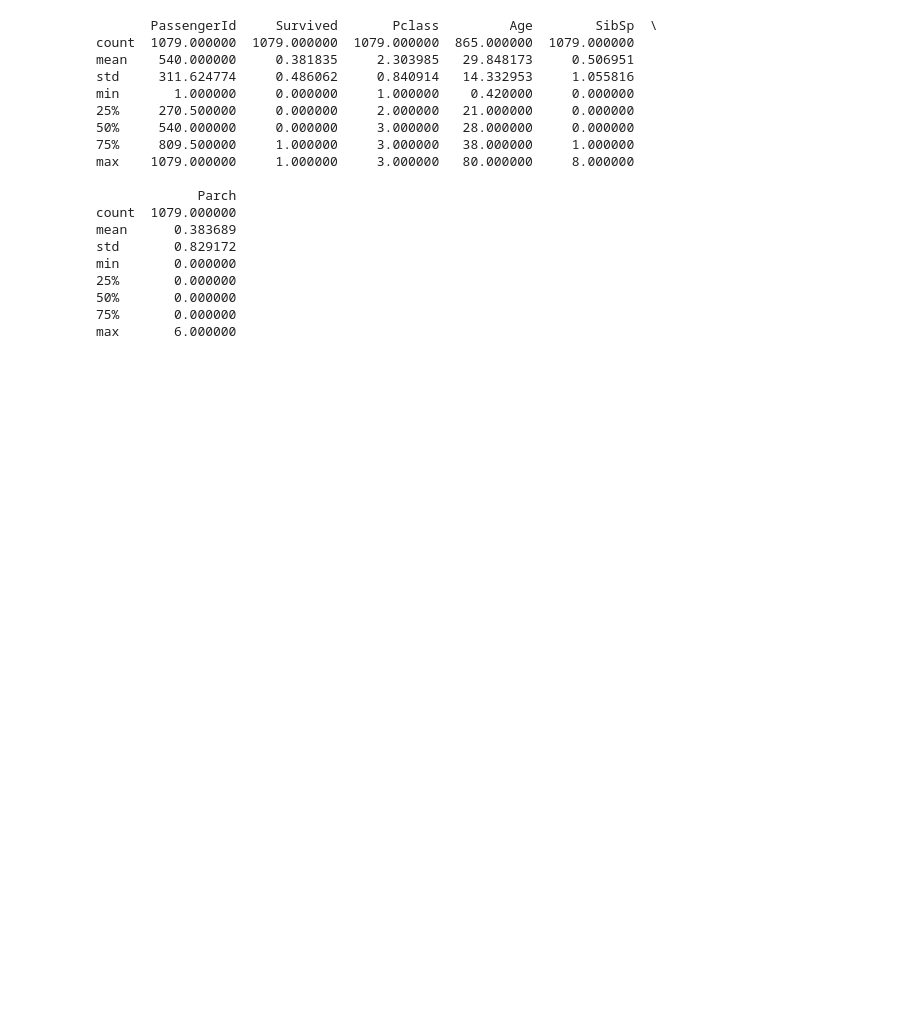
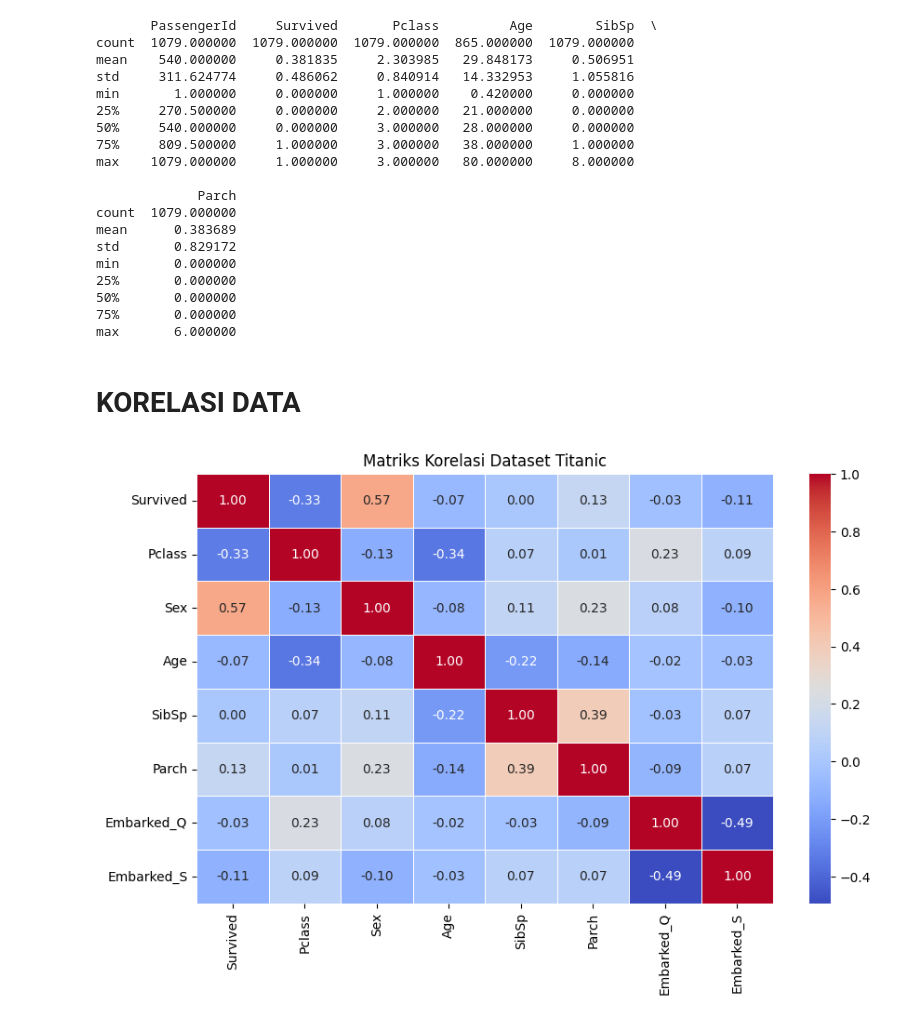
Before and after one commit to mrant23/TugasUAS_MachineLearning, a Jupyter notebook: Tugas_UAS.ipynb, the cells around one changed output. Drawn from its saved outputs; the diff is of its cells as text; code cells hidden in the pictures; blank space fills up the shorter version.

```diff
--- a/Tugas_UAS.ipynb
+++ b/Tugas_UAS.ipynb
@@ -97,15 +78,23 @@ min       0.000000
 50%       0.000000
 75%       0.000000
 max       6.000000
-# %%
-# Pra-pemrosesan data
-# Mengisi nilai yang hilang
-imputer = SimpleImputer(strategy='mean')
-df['Age'] = imputer.fit_transform(df[['Age']])
-df['Embarked'] = df['Embarked'].fillna(df['Embarked'].mode()[0])
-df.drop(columns=['Cabin'], inplace=True)
-# %%
-# Encoding variabel kategori
-label_encoder = LabelEncoder()
-df['Sex'] = label_encoder.fit_transform(df['Sex'])
-df['Embarked'] = label_encoder.fit_transform(df['Embarked'])
+# %% [markdown]
+# **KORELASI DATA**
+# %%
+#Preprocessing untuk korelasi
+data_corr = df.copy()
+data_corr = data_corr.drop(['PassengerId', 'Name', 'Ticket', 'Cabin', 'Fare'], axis=1)
+data_corr['Sex'] = data_corr['Sex'].map({'male': 0, 'female': 1})
+data_corr = pd.get_dummies(data_corr, columns=['Embarked'], drop_first=True)
+data_corr['Age'] = data_corr['Age'].fillna(data_corr['Age'].mean())
+
+# Menghitung matriks korelasi
+correlation_matrix = data_corr.corr()
+
+# Plot heatmap
+plt.figure(figsize=(10, 6))
+sns.heatmap(correlation_matrix, annot=True, cmap='coolwarm', fmt='.2f', linewidths=0.5)
+plt.title('Matriks Korelasi Dataset Titanic')
+plt.show()
+# %% [output]
+[figure, added]
```
Also changed, not shown: parts of 13 cells of this notebook.
